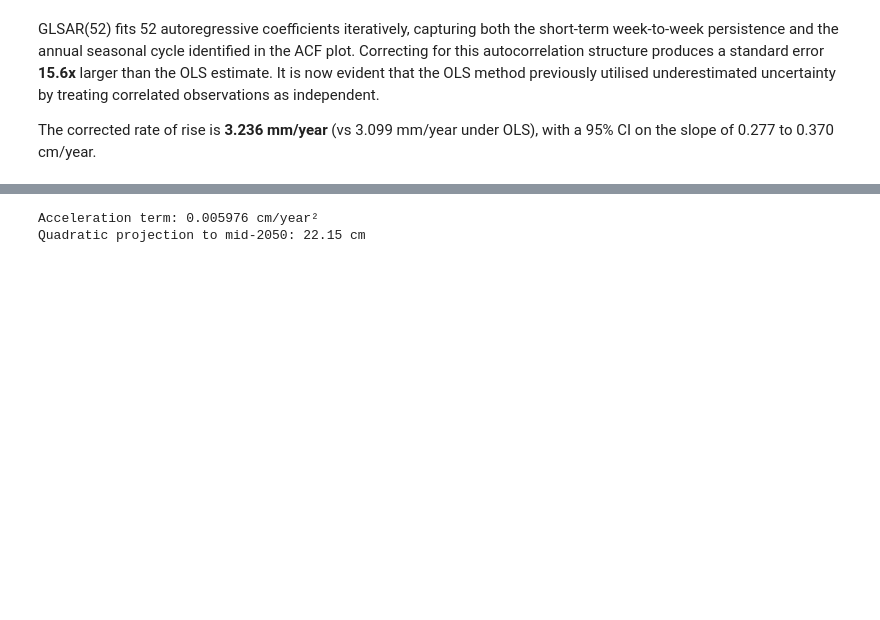
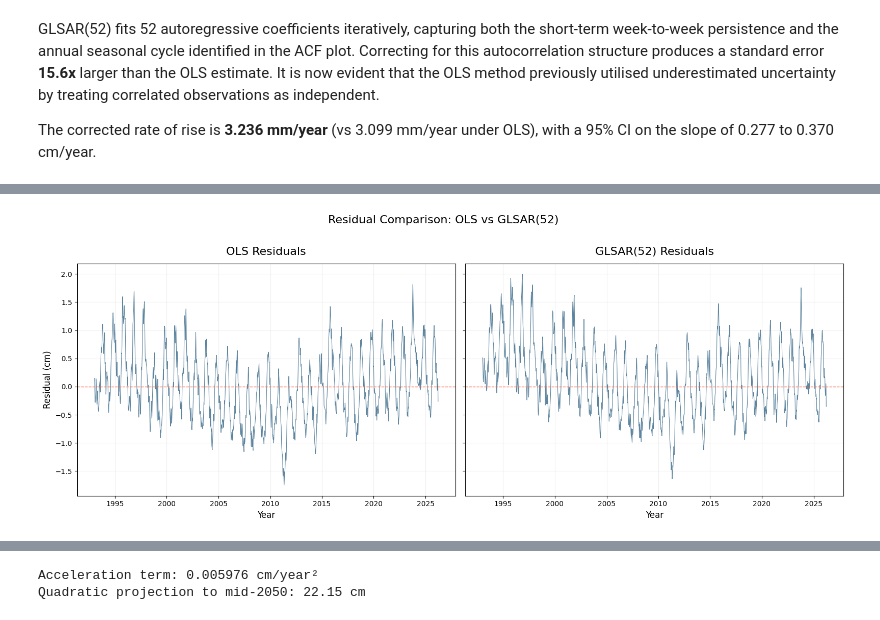
Before and after one commit to MattOTI/sea-level-rise, a Jupyter notebook: notebooks/sea_level_analysis.ipynb, the cells around one changed output, grey strips where cells are left out. Saved outputs shown, nothing was run; the diff lists cells and outputs as text; code cells hidden in the pictures; blank space fills up the shorter version.

```diff
--- a/notebooks/sea_level_analysis.ipynb
+++ b/notebooks/sea_level_analysis.ipynb
@@ -330,0 +338,29 @@ The corrected rate of rise is **3.236 mm/year** (vs 3.099 mm/year under OLS), wi
+# %%
+y_pred_gls = gls_slope * x + gls_intercept # GLSAR fitted values and residuals
+residuals_gls = y - y_pred_gls
+
+fig, (ax1, ax2) = plt.subplots(1, 2, figsize=(16, 6), sharey=True)
+
+ax1.plot(df.index, residuals, color='#1a5276', linewidth=0.8, alpha=0.7) # OLS residuals
+ax1.axhline(y=0, color='tomato', linestyle='--', linewidth=1)
+ax1.set_title('OLS Residuals', fontsize=16, pad=12)
+ax1.set_xlabel('Year', fontsize=12)
+ax1.set_ylabel('Residual (cm)', fontsize=12)
+ax1.xaxis.set_major_locator(mdates.YearLocator(5))
+ax1.xaxis.set_major_formatter(mdates.DateFormatter('%Y'))
+ax1.grid(True, alpha=0.2)
+
+ax2.plot(df.index, residuals_gls, color='#1a5276', linewidth=0.8, alpha=0.7) # GLSAR residuals
+ax2.axhline(y=0, color='tomato', linestyle='--', linewidth=1)
+ax2.set_title('GLSAR(52) Residuals', fontsize=16, pad=12)
+ax2.set_xlabel('Year', fontsize=12)
+ax2.xaxis.set_major_locator(mdates.YearLocator(5))
+ax2.xaxis.set_major_formatter(mdates.DateFormatter('%Y'))
+ax2.grid(True, alpha=0.2)
+
+plt.suptitle('Residual Comparison: OLS vs GLSAR(52)', fontsize=16, y=1.02)
+plt.tight_layout()
+plt.savefig('../images/residual_comparison.png', dpi=150, bbox_inches='tight')
+plt.show()
+# %% [output]
+[figure, added]
```
Also changed, not shown: parts of 24 cells of this notebook, 6 other files.
